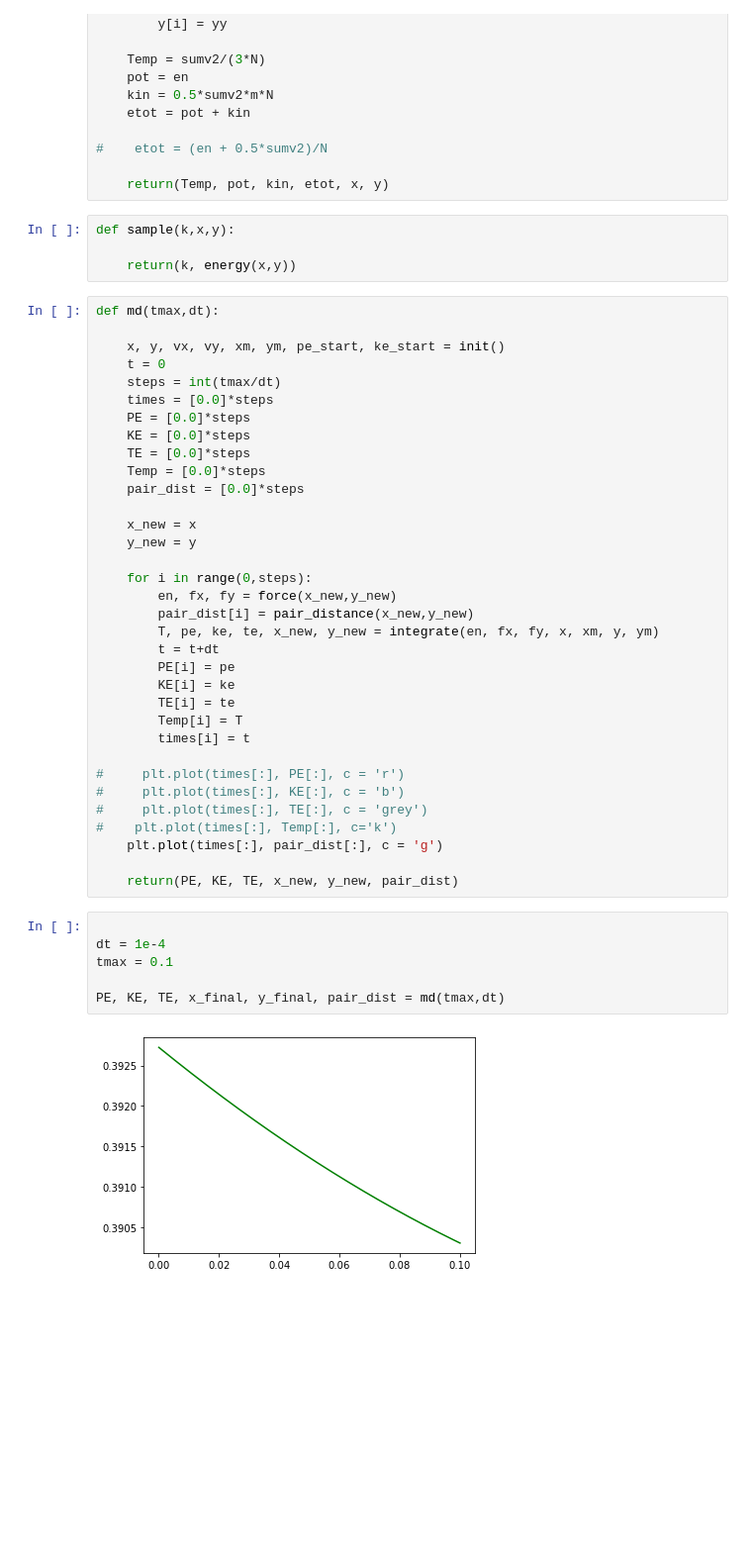
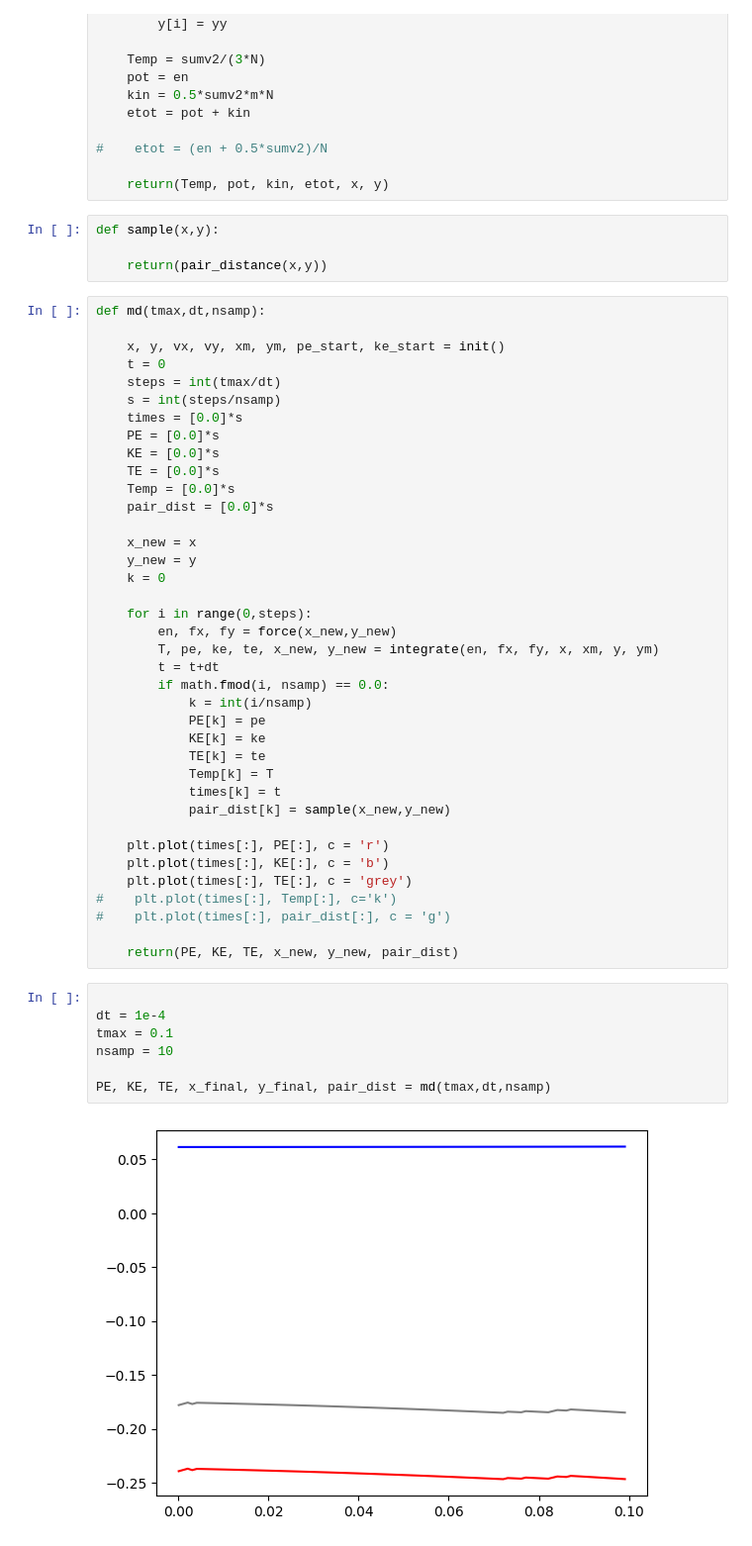
Before and after one commit to mannodiarun/MSE570, a Jupyter notebook: MD.ipynb, the cells around one changed output. Shown: that part at 99% size. Cells and saved outputs as stored; diff of their text form; blank space fills up the shorter version.

```diff
--- a/MD.ipynb
+++ b/MD.ipynb
@@ -214,51 +217,56 @@ def integrate(en, forces_x, forces_y, x, xm, y, ym):
 
     return(Temp, pot, kin, etot, x, y)
 # %%
-def sample(k,x,y):
+def sample(x,y):
 
-    return(k, energy(x,y))
+    return(pair_distance(x,y))
 # %%
-def md(tmax,dt):
+def md(tmax,dt,nsamp):
 
     x, y, vx, vy, xm, ym, pe_start, ke_start = init()
     t = 0
     steps = int(tmax/dt)
-    times = [0.0]*steps
-    PE = [0.0]*steps
-    KE = [0.0]*steps
-    TE = [0.0]*steps
-    Temp = [0.0]*steps
-    pair_dist = [0.0]*steps
+    s = int(steps/nsamp)
+    times = [0.0]*s
+    PE = [0.0]*s
+    KE = [0.0]*s
+    TE = [0.0]*s
+    Temp = [0.0]*s
+    pair_dist = [0.0]*s
 
     x_new = x
     y_new = y
+    k = 0
 
     for i in range(0,steps):
         en, fx, fy = force(x_new,y_new)
-        pair_dist[i] = pair_distance(x_new,y_new)
         T, pe, ke, te, x_new, y_new = integrate(en, fx, fy, x, xm, y, ym)
         t = t+dt
-        PE[i] = pe
-        KE[i] = ke
-        TE[i] = te
-        Temp[i] = T
-        times[i] = t
+        if math.fmod(i, nsamp) == 0.0:
+            k = int(i/nsamp)
+            PE[k] = pe
+            KE[k] = ke
+            TE[k] = te
+            Temp[k] = T
+            times[k] = t
+            pair_dist[k] = sample(x_new,y_new)
 
-#     plt.plot(times[:], PE[:], c = 'r')
-#     plt.plot(times[:], KE[:], c = 'b')
-#     plt.plot(times[:], TE[:], c = 'grey')
+    plt.plot(times[:], PE[:], c = 'r')
+    plt.plot(times[:], KE[:], c = 'b')
+    plt.plot(times[:], TE[:], c = 'grey')
 #    plt.plot(times[:], Temp[:], c='k')
-    plt.plot(times[:], pair_dist[:], c = 'g')
+#    plt.plot(times[:], pair_dist[:], c = 'g')
 
     return(PE, KE, TE, x_new, y_new, pair_dist)
 # %%
 
 dt = 1e-4
 tmax = 0.1
+nsamp = 10
 
-PE, KE, TE, x_final, y_final, pair_dist = md(tmax,dt)
+PE, KE, TE, x_final, y_final, pair_dist = md(tmax,dt,nsamp)
 # %% [output]
-[figure, old version]
+[figure, new version]
 # %%
 for i in range(0,N):
     plt.scatter(x_start[i],y_start[i],c='k')
```
Also changed, not shown: parts of 4 cells of this notebook.
